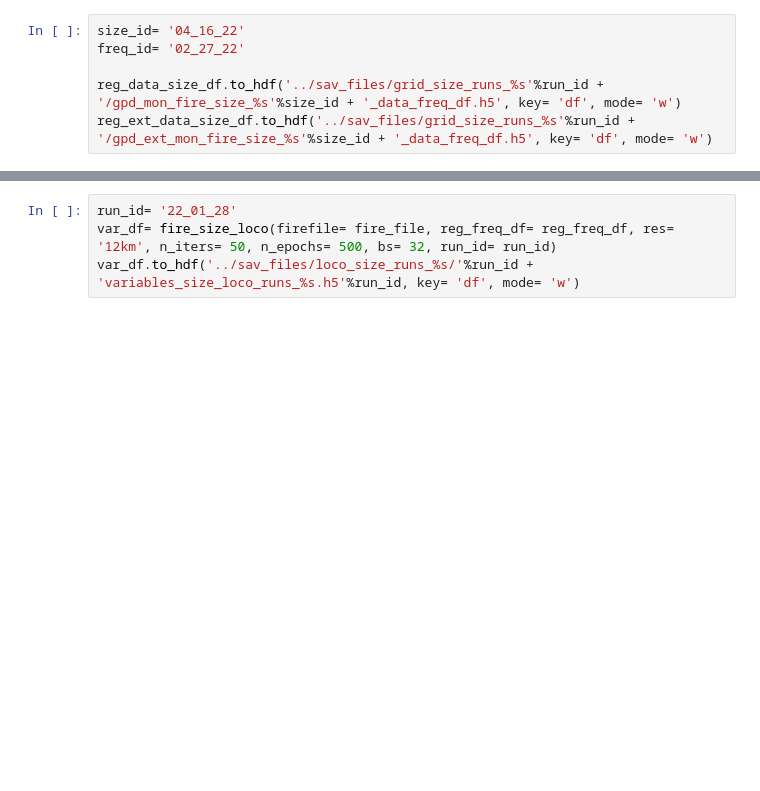
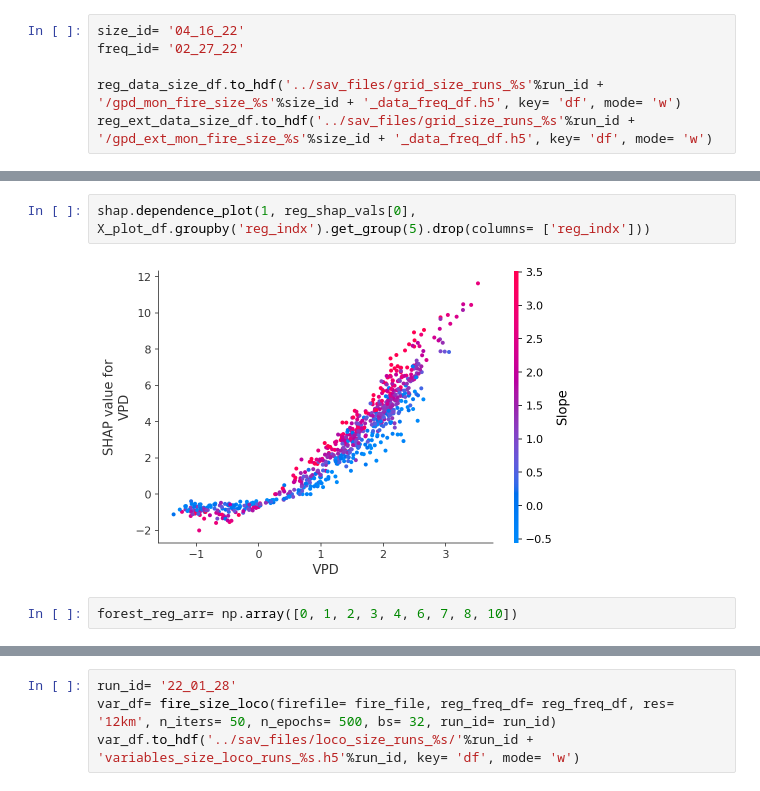
Before and after one commit to jtbuch/smlfire1.0, a Jupyter notebook: notebooks/ml_grid_fire_size.ipynb, the cells around one changed output, grey strips where cells are left out. Cells and saved outputs as stored; diff of their text form; blank space fills up the shorter version.

```diff
--- a/notebooks/ml_grid_fire_size.ipynb
+++ b/notebooks/ml_grid_fire_size.ipynb
@@ -344,0 +435,6 @@ reg_ext_data_size_df.to_hdf('../sav_files/grid_size_runs_%s'%run_id + '/gpd_ext_
+# %%
+shap.dependence_plot(1, reg_shap_vals[0],  X_plot_df.groupby('reg_indx').get_group(5).drop(columns= ['reg_indx']))
+# %% [output]
+[figure, added]
+# %%
+forest_reg_arr= np.array([0, 1, 2, 3, 4, 6, 7, 8, 10])
```
Also changed, not shown: parts of 22 cells of this notebook, 3 other files.
